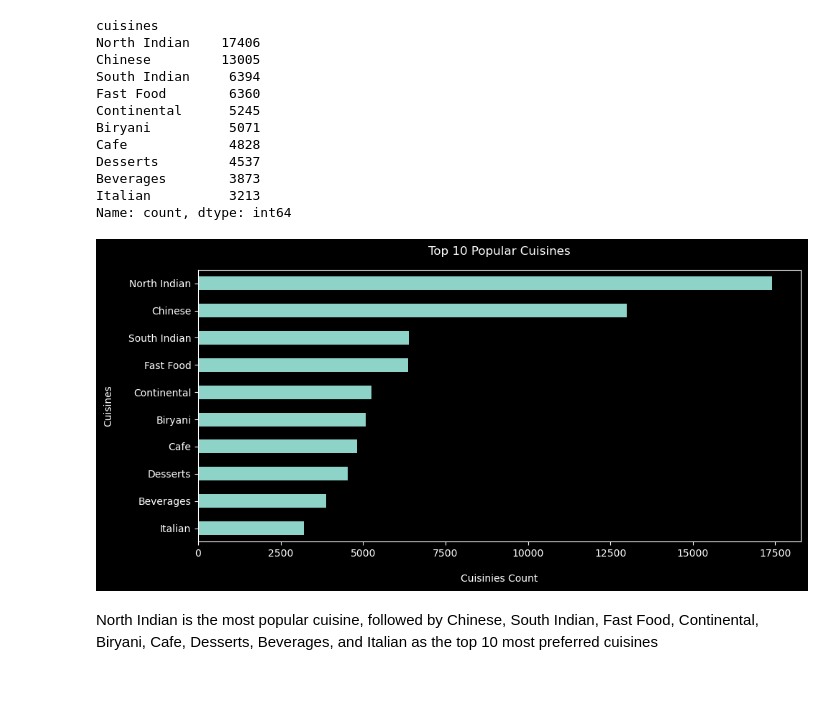
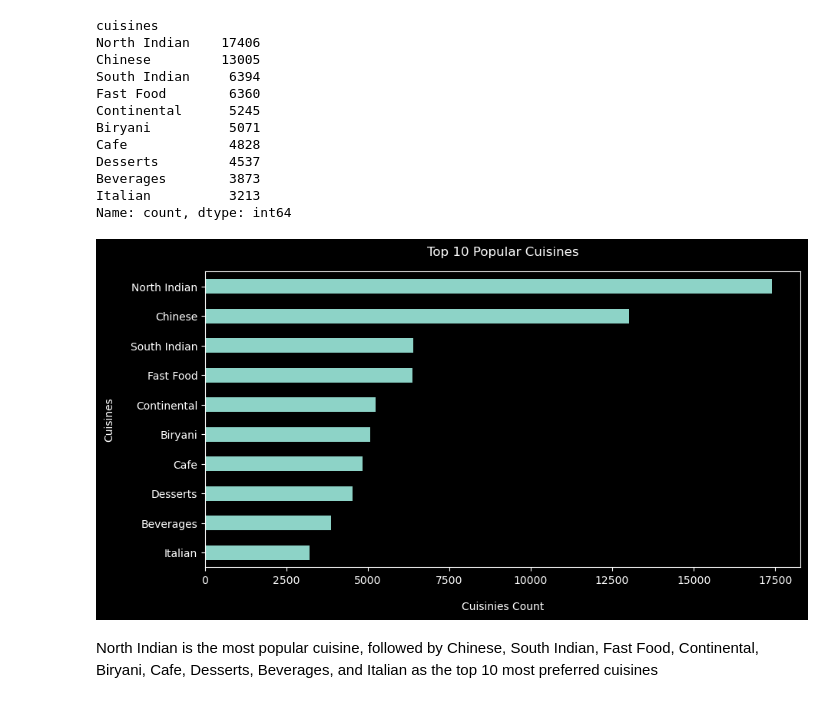
Before and after one commit to BhavyaSree2431/zomato-data-analysis-project, a Jupyter notebook: zomato_2.ipynb, the cells around one changed output. Drawn from its saved outputs; the diff is of its cells as text; code cells hidden in the pictures.

```diff
--- a/zomato_2.ipynb
+++ b/zomato_2.ipynb
@@ -281,17 +281,14 @@ Name: count, dtype: int64
 # %%
 #Visualization
 plt.figure(figsize = (10,5))
 top_cuisines.sort_values().plot(kind = "barh")
 plt.title("Top 10 Popular Cuisines", pad = 15)
 plt.xlabel("Cuisinies Count", labelpad = 15)
 plt.ylabel("Cuisines", labelpad = 15)
 plt.style.use("dark_background")
-plt.tight_layout()
-plt.style.use("dark_background")
-plt.savefig("Top 10 cuisines", dpi = 100)
 plt.show()
 # %% [output]
-[figure, old version]
+[figure, new version]
 # %% [markdown]
 <p>North Indian is the most popular cuisine, followed by Chinese, South Indian, Fast Food, Continental, Biryani, Cafe, Desserts, Beverages, and Italian as the top 10 most preferred cuisines</p>
 # %% [markdown]
```
Also changed, not shown: parts of 3 cells of this notebook.
